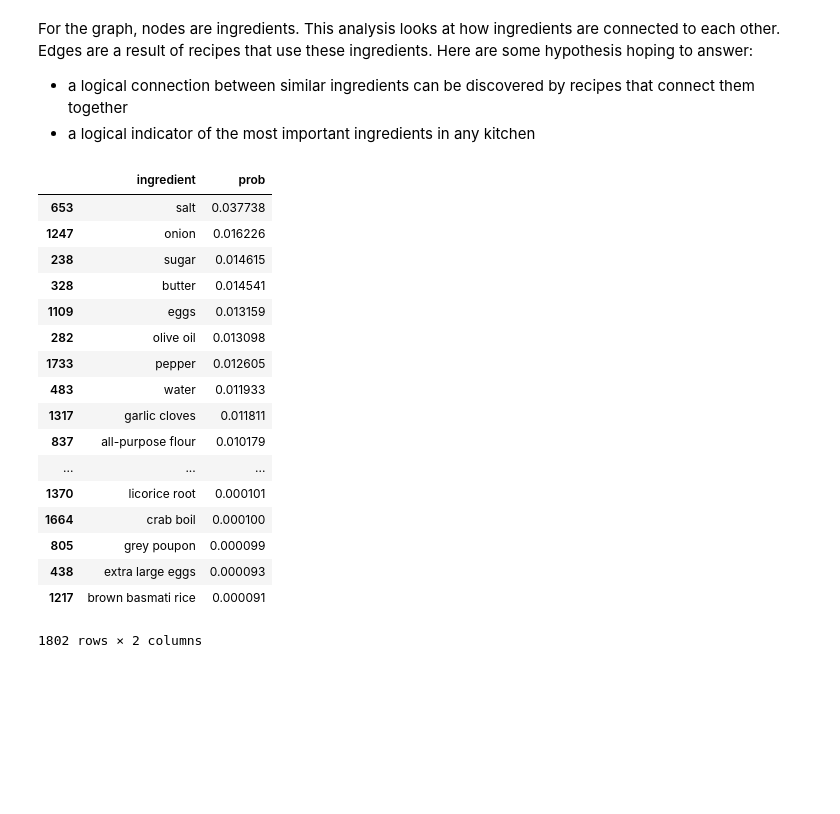
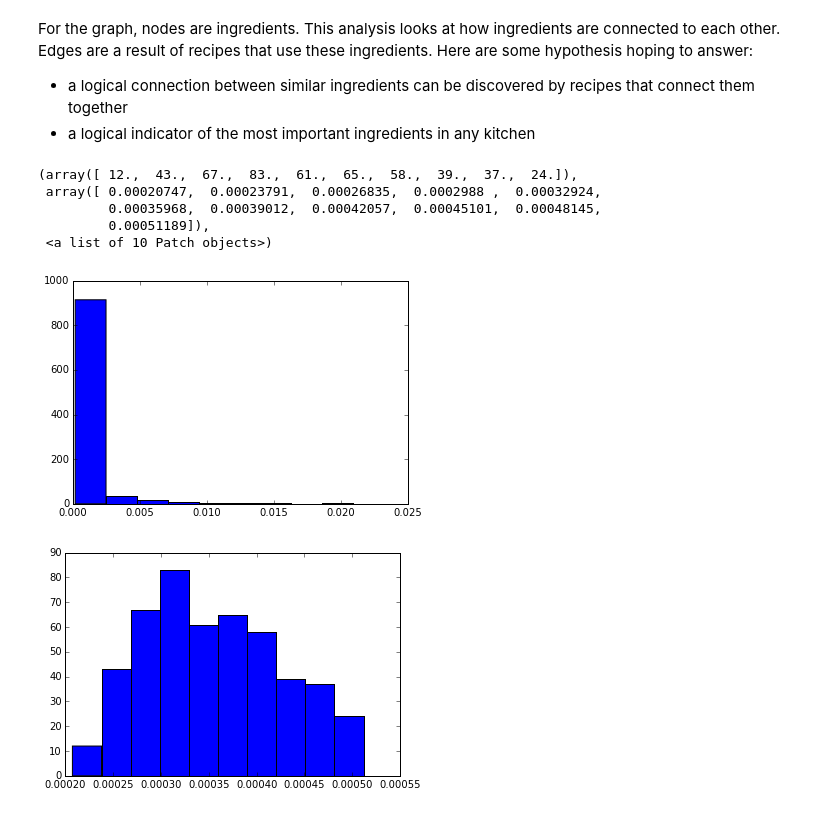
Before and after one commit to chrisngan24/spectacle, a Jupyter notebook: analytics/yummly/graph-building.ipynb, the cells around one changed output. Cells and saved outputs as stored; diff of their text form; code cells hidden in the pictures; blank space fills up the shorter version.

```diff
--- a/analytics/yummly/graph-building.ipynb
+++ b/analytics/yummly/graph-building.ipynb
@@ -102,28 +102,21 @@ def page_rank_graph(g):
     return df_ranks.sort('prob', ascending=False)
 # %%
 g_desserts = make_ingredient_graph(df_desserts)
-g_sampled = make_ingredient_graph(df_subset)
+g_sampled = make_ingredient_graph(df_subset, blacklist=['salt'])
-# %%
-page_rank_graph(g_sampled)
-# %% [output]
-|  | ingredient | prob |
-| 653 | salt | 0.037738 |
-| 1247 | onion | 0.016226 |
-| 238 | sugar | 0.014615 |
-| 328 | butter | 0.014541 |
-| 1109 | eggs | 0.013159 |
-| 282 | olive oil | 0.013098 |
-| 1733 | pepper | 0.012605 |
-| 483 | water | 0.011933 |
-| 1317 | garlic cloves | 0.011811 |
-| 837 | all-purpose flour | 0.010179 |
-| ... | ... | ... |
-| 1370 | licorice root | 0.000101 |
-| 1664 | crab boil | 0.000100 |
-| 805 | grey poupon | 0.000099 |
-| 438 | extra large eggs | 0.000093 |
-| 1217 | brown basmati rice | 0.000091 |
-1802 rows × 2 columns
+# %%
+pr = page_rank_graph(g_sampled)
+# %%
+plt.hist(pr['prob'])
+plt.figure()
+plt.hist(pr.iloc[int(len(pr)/2.):len(pr)-1]['prob'])
+# %% [output]
+(array([ 12.,  43.,  67.,  83.,  61.,  65.,  58.,  39.,  37.,  24.]),
+ array([ 0.00020747,  0.00023791,  0.00026835,  0.0002988 ,  0.00032924,
+         0.00035968,  0.00039012,  0.00042057,  0.00045101,  0.00048145,
+         0.00051189]),
+ <a list of 10 Patch objects>)
+[figure, added]
+[figure, added]
 # %%
 page_rank_graph(g_desserts)
 # %% [output]
```
Also changed, not shown: parts of 9 cells of this notebook, 2 other files.
